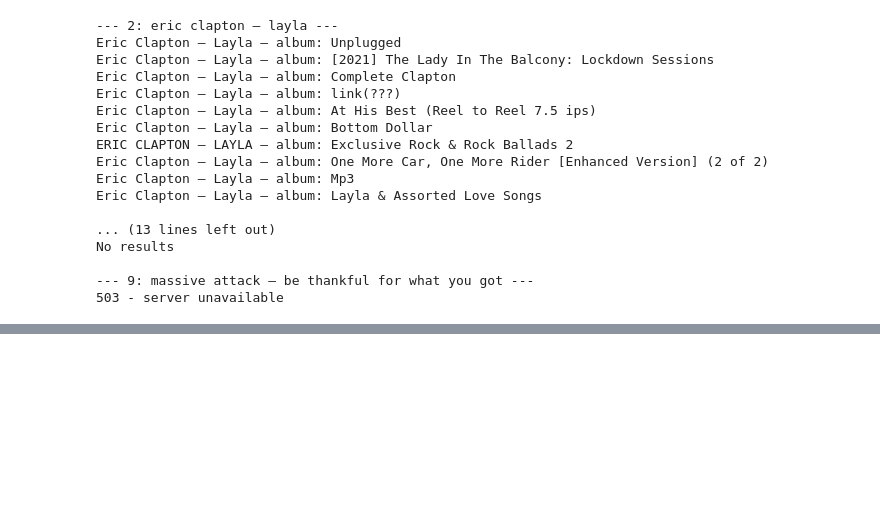
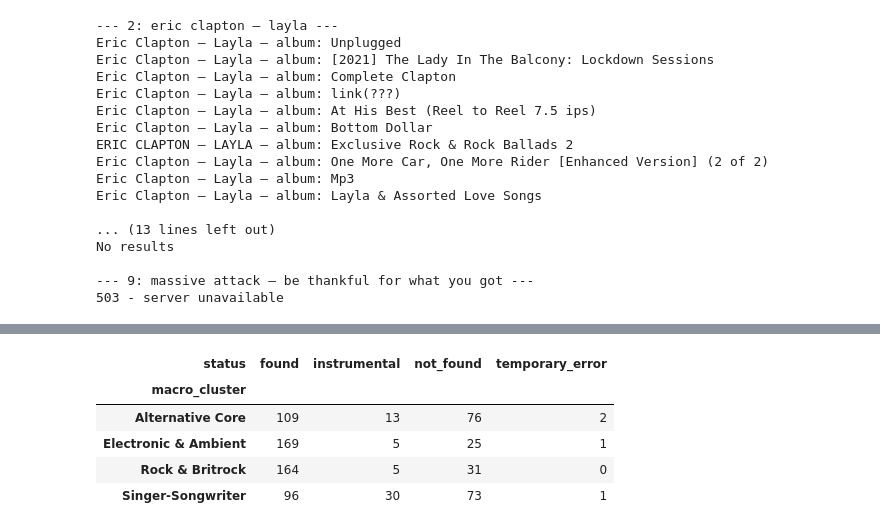
Before and after one commit to fredzell/music-mood-profiler, a Jupyter notebook: notebooks/08_lyrics_collection.ipynb, the cells around one changed output, grey strips where cells are left out. Saved outputs shown, nothing was run; the diff lists cells and outputs as text; code cells hidden in the pictures; blank space fills up the shorter version.

```diff
--- a/notebooks/08_lyrics_collection.ipynb
+++ b/notebooks/08_lyrics_collection.ipynb
@@ -532,0 +600,11 @@ No results
+# %%
+sample_results_df.groupby(
+    ["macro_cluster", "status"]
+).size().unstack(fill_value=0)
+# %% [output]
+| status | found | instrumental | not_found | temporary_error |
+| macro_cluster |  |  |  |  |
+| Alternative Core | 109 | 13 | 76 | 2 |
+| Electronic & Ambient | 169 | 5 | 25 | 1 |
+| Rock & Britrock | 164 | 5 | 31 | 0 |
+| Singer-Songwriter | 96 | 30 | 73 | 1 |
```
Also changed, not shown: parts of 21 cells of this notebook.
